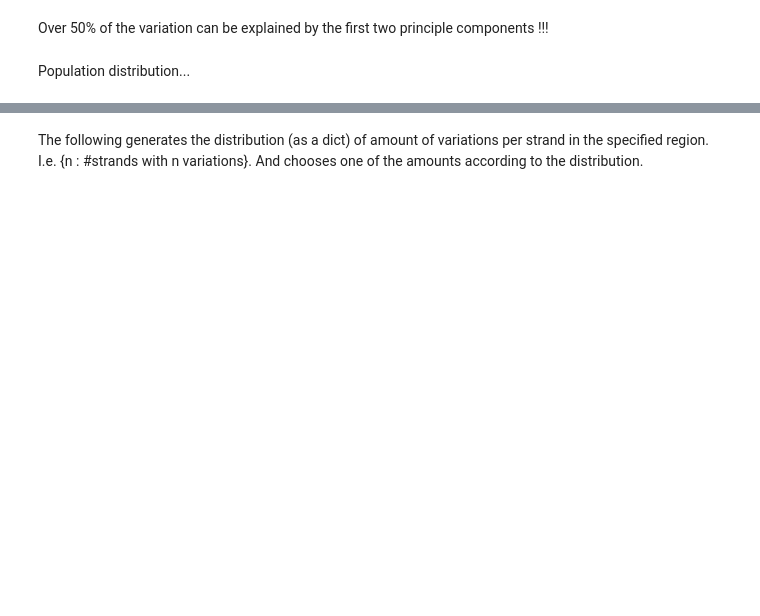
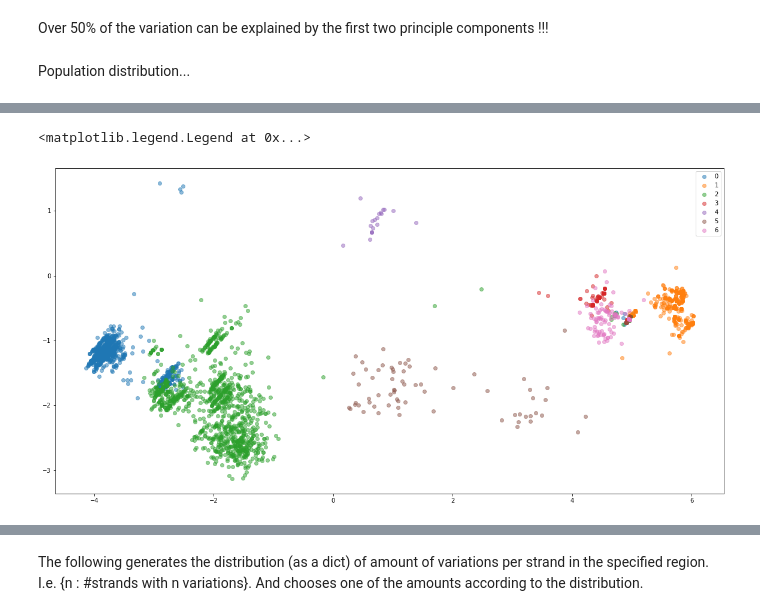
Before and after one commit to manuelgloeckler/sequence_bioinfo, a Jupyter notebook: project/Gentype.ipynb, the cells around one changed output, grey strips where cells are left out. Drawn from its saved outputs; the diff is of its cells as text; code cells hidden in the pictures; blank space fills up the shorter version.

```diff
--- a/project/Gentype.ipynb
+++ b/project/Gentype.ipynb
@@ -17,0 +20,4 @@ data_manager = DataManager(client, Database_Name)
+# %%
+fetched = False
+inference_matrix = None
+models = None
@@ -32,7 +42,9 @@ Stored 'fetched' (bool)
 # %% [markdown]
 The following generates an inference matrix from the data provided by the local database. The inference matrix can be constructed with respect to a population and a section specified by start and end. Be sure to fetch the according population before constructing the matrix. If _sum_allels = True_ is passed, the expression for an individual per allele will be summed (if expressed on both -> 2, on one -> 1, on neither -> 0). Otherwise each strand will be represented by a seperate row.
 # %%
-inference_matrix, individual_map, variation_map = data_manager.generate_inference_matrix(start = 29941260, end = 29945884, population = "ALL")
+if inference_matrix is None:
+    inference_matrix, individual_map, variation_map = data_manager.generate_inference_matrix(start = 29941260, end = 29945884, population = "ALL")
+%store inference_matrix, individual_map, variation_map
 inference_matrix.shape
 # %% [output]
 [[1. 1. 0. 0. 1. 1. 1. 0. 0. 0. 0. 0. 1. 1. 0. 0. 0. 0. 1. 1. 0. 0. 0. 1.
@@ -135,8 +160,11 @@ ax.legend(populations)
 # %%
 fig, ax = plt.subplots(figsize = (20,10))
 
-for i in range(int(max(model1.Z))):
-    ax.plot(principalComponents[model1.Z == i,0], principalComponents[model1.Z == i,1], "o", alpha=0.5)
-ax.legend(range(int(max(model1.Z))))
+for i in range(int(max(models[0].Z))):
+    ax.plot(principalComponents[models[0].Z == i,0], principalComponents[models[0].Z == i,1], "o", alpha=0.5)
+ax.legend(range(int(max(models[0].Z))))
+# %% [output]
+<matplotlib.legend.Legend at 0x...>
+[figure, added]
 # %%
 df = pd.DataFrame(dict(zip(["Cluster " + str(i) for i in range(len(models[0].theta))], list(models[0].theta))))
```
Also changed, not shown: parts of 10 cells of this notebook.
